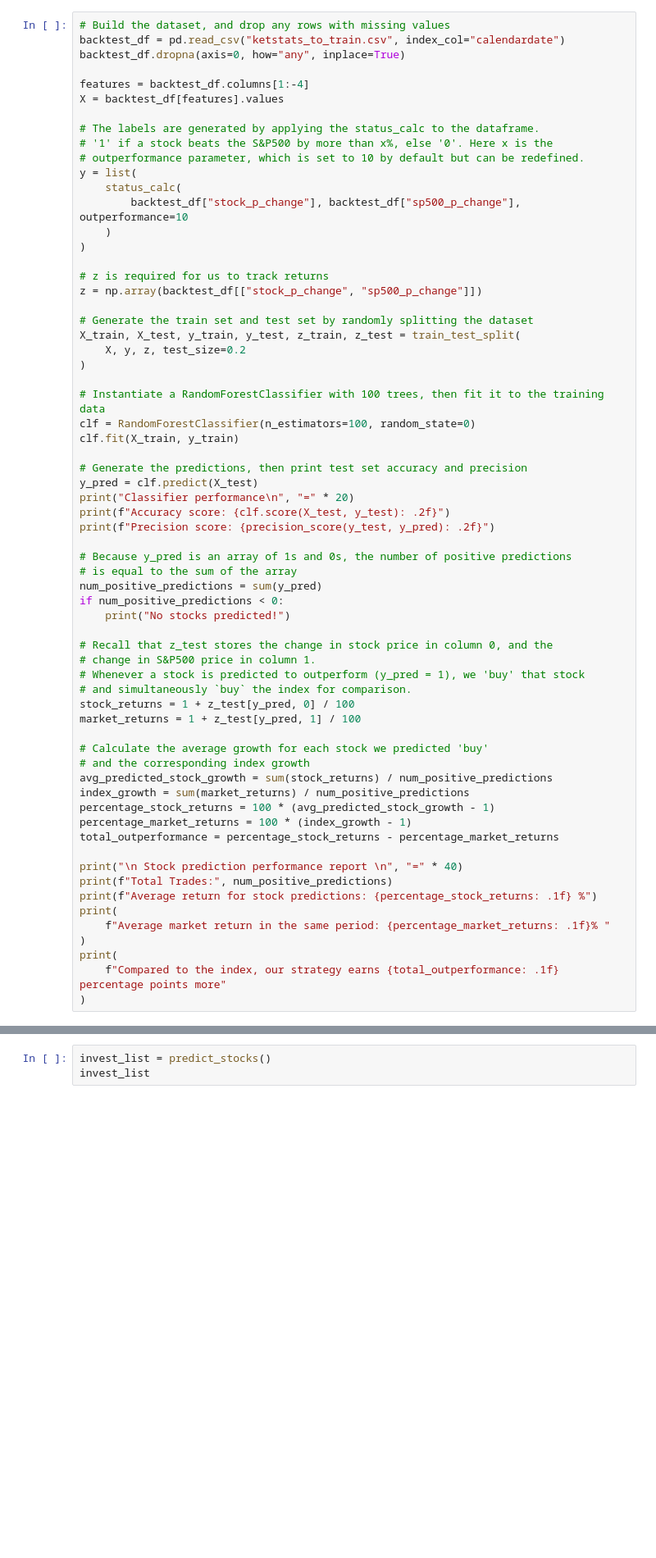
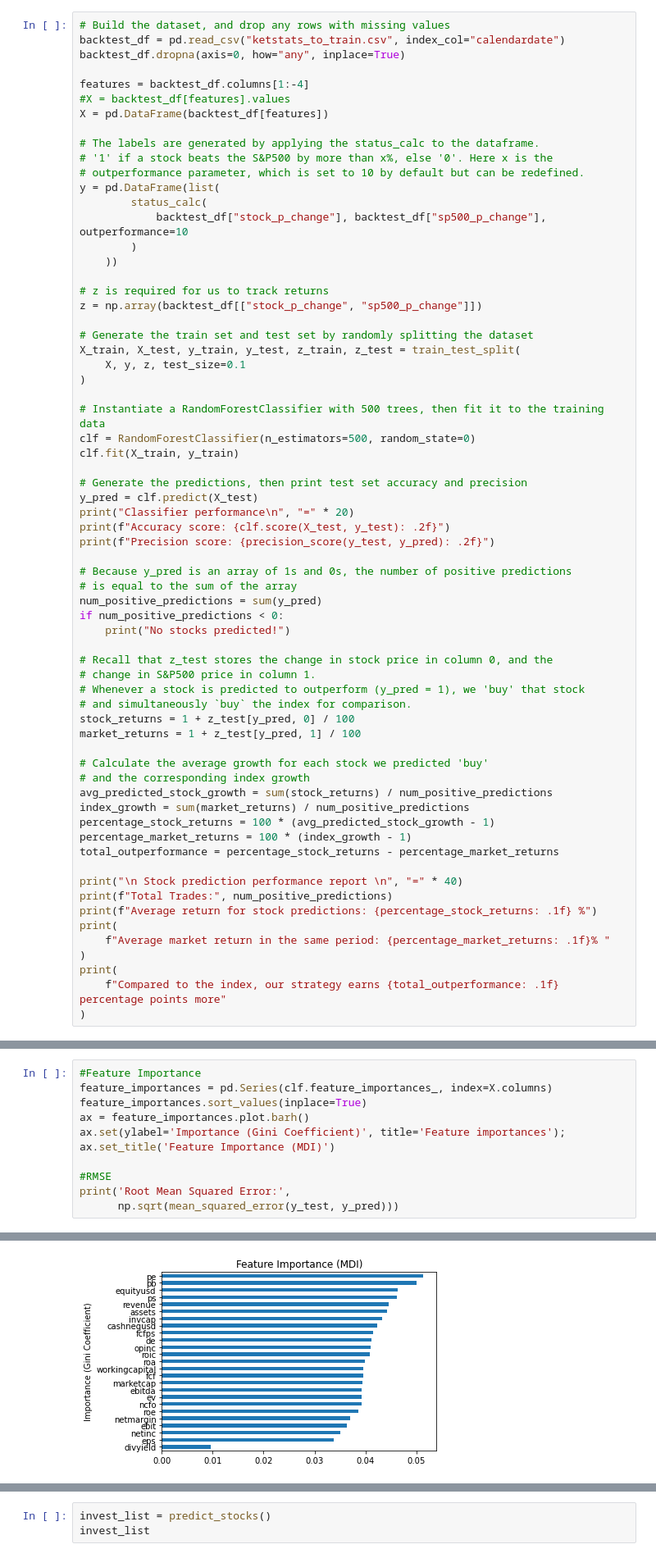
Before and after one commit to JonathanJing/Stock-Trading-Strategy, a Jupyter notebook: Stage1_Backtest.ipynb, the cells around one changed output, grey strips where cells are left out. Shown: that part at 82% size. Saved outputs shown, nothing was run; the diff lists cells and outputs as text; blank space fills up the shorter version.

Commit message:
update RMSE and Feature importance

```diff
--- a/Stage1_Backtest.ipynb
+++ b/Stage1_Backtest.ipynb
@@ -81,27 +83,28 @@ backtest_df = pd.read_csv("ketstats_to_train.csv", index_col="calendardate")
 backtest_df.dropna(axis=0, how="any", inplace=True)
 
 features = backtest_df.columns[1:-4]
-X = backtest_df[features].values
+#X = backtest_df[features].values
+X = pd.DataFrame(backtest_df[features])
 
 # The labels are generated by applying the status_calc to the dataframe.
 # '1' if a stock beats the S&P500 by more than x%, else '0'. Here x is the
 # outperformance parameter, which is set to 10 by default but can be redefined.
-y = list(
-    status_calc(
-        backtest_df["stock_p_change"], backtest_df["sp500_p_change"], outperformance=10
-    )
-)
+y = pd.DataFrame(list(
+        status_calc(
+            backtest_df["stock_p_change"], backtest_df["sp500_p_change"], outperformance=10
+        )
+    ))
 
 # z is required for us to track returns
 z = np.array(backtest_df[["stock_p_change", "sp500_p_change"]])
 
 # Generate the train set and test set by randomly splitting the dataset
 X_train, X_test, y_train, y_test, z_train, z_test = train_test_split(
-    X, y, z, test_size=0.2
+    X, y, z, test_size=0.1
 )
 
-# Instantiate a RandomForestClassifier with 100 trees, then fit it to the training data
-clf = RandomForestClassifier(n_estimators=100, random_state=0)
+# Instantiate a RandomForestClassifier with 500 trees, then fit it to the training data
+clf = RandomForestClassifier(n_estimators=500, random_state=0)
 clf.fit(X_train, y_train)
 
 # Generate the predictions, then print test set accuracy and precision
@@ -154,0 +158,12 @@ Compared to the index, our strategy earns  20.8 percentage points more
+# %%
+#Feature Importance
+feature_importances = pd.Series(clf.feature_importances_, index=X.columns)
+feature_importances.sort_values(inplace=True)
+ax = feature_importances.plot.barh()
+ax.set(ylabel='Importance (Gini Coefficient)', title='Feature importances');
+ax.set_title('Feature Importance (MDI)')
+
+#RMSE
+print('Root Mean Squared Error:',
+      np.sqrt(mean_squared_error(y_test, y_pred)))
+# %% [output]
@@ -155,3 +171,4 @@ Compared to the index, our strategy earns  20.8 percentage points more
+[figure, added]
 # %%
 # The percentage by which a stock has to beat the S&P500 to be considered a 'buy'
 OUTPERFORMANCE = 10
```
Also changed, not shown: parts of 3 cells of this notebook, 1 other file.
